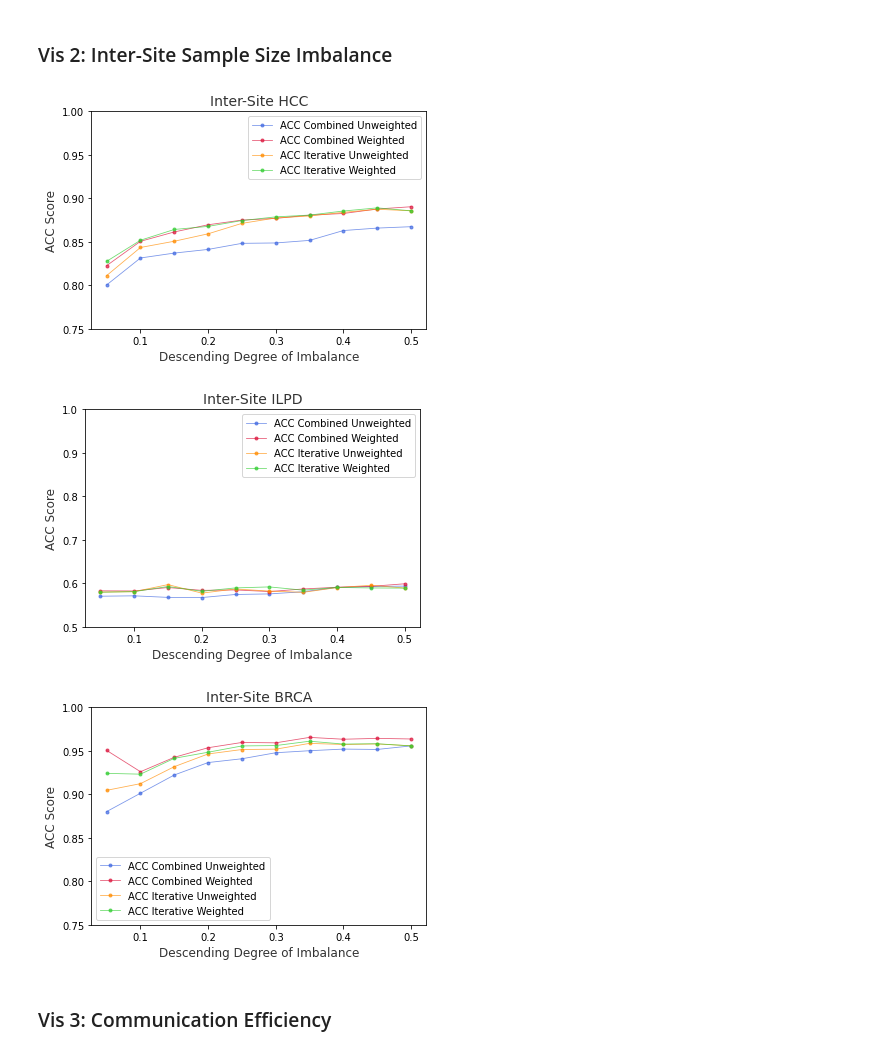
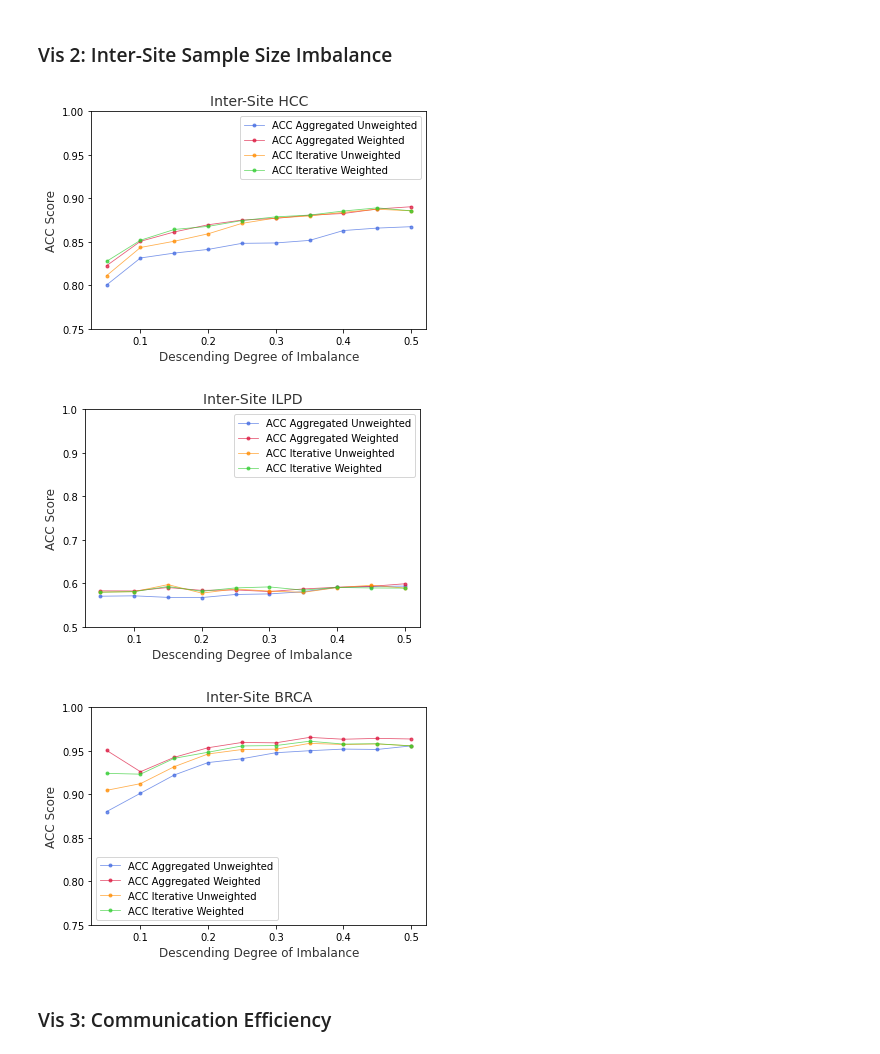
Before and after one commit to GregChen3072/MasterArbeit, a Jupyter notebook: src/visualization_acc.ipynb, the cells around one changed output. Saved outputs shown, nothing was run; the diff lists cells and outputs as text; code cells hidden in the pictures.

```diff
--- a/src/visualization_acc.ipynb
+++ b/src/visualization_acc.ipynb
@@ -231,36 +231,36 @@ df_2_3_w = pd.read_csv(path_2_3_w, index_col=False).groupby(['Degree Imbalance']
 df_2_2_u = df_2_2_u.rename(columns={"F-1 Score": "f_1_22u", "MCC Score": "mcc_22u", "AUC Score": "auc_22u", "ACC Score": "acc_22u", "Degree Imbalance": "imb"}).drop(columns=['s'])
 df_2_2_w = df_2_2_w.rename(columns={"F-1 Score": "f_1_22w", "MCC Score": "mcc_22w", "AUC Score": "auc_22w", "ACC Score": "acc_22w", "Degree Imbalance": "imb"}).drop(columns=['s'])
 df_2_3_u = df_2_3_u.rename(columns={"F-1 Score": "f_1_23u", "MCC Score": "mcc_23u", "AUC Score": "auc_23u", "ACC Score": "acc_23u", "Degree Imbalance": "imb"}).drop(columns=['s'])
 df_2_3_w = df_2_3_w.rename(columns={"F-1 Score": "f_1_23w", "MCC Score": "mcc_23w", "AUC Score": "auc_23w", "ACC Score": "acc_23w", "Degree Imbalance": "imb"}).drop(columns=['s'])
 
 df_2_x_x = df_2_2_u.join(df_2_2_w.set_index('imb'), on='imb').join(df_2_3_u.set_index('imb'), on='imb').join(df_2_3_w.set_index('imb'), on='imb')
 #pd.merge(df_2_2_u, df_2_2_w, on="Degree Imbalance", how='inner')
 
 # And plot it
 fig, ax = plt.subplots(1, 1, sharey=True) # , figsize=(6,5)
 # Plot mean estimate as a line
 # plt.plot('n_', 'ACC Score_mean', data = plot_1_2, linewidth=1, alpha=1, color="crimson", marker='o')
-plt.plot('imb', 'acc_22u', data = df_2_x_x, linewidth=0.8, alpha=0.7, label='ACC Combined Unweighted', color="royalblue", linestyle='-', marker='.')
-plt.plot('imb', 'acc_22w', data = df_2_x_x, linewidth=0.8, alpha=0.7, label='ACC Combined Weighted', color="crimson", linestyle='-', marker='.')
+plt.plot('imb', 'acc_22u', data = df_2_x_x, linewidth=0.8, alpha=0.7, label='ACC Aggregated Unweighted', color="royalblue", linestyle='-', marker='.')
+plt.plot('imb', 'acc_22w', data = df_2_x_x, linewidth=0.8, alpha=0.7, label='ACC Aggregated Weighted', color="crimson", linestyle='-', marker='.')
 plt.plot('imb', 'acc_23u', data = df_2_x_x, linewidth=0.8, alpha=0.7, label='ACC Iterative Unweighted', color="darkorange", linestyle='-', marker='.')
 plt.plot('imb', 'acc_23w', data = df_2_x_x, linewidth=0.8, alpha=0.7, label='ACC Iterative Weighted', color="limegreen", linestyle='-', marker='.')
 
 # plt.axhline(y=0.883067, color='grey', linestyle='--')
 
 plt.title(f"Inter-Site {path_HCC}", alpha=0.8, fontsize=14)
 plt.xlabel("Descending Degree of Imbalance", alpha=0.8, fontsize=12)
 plt.ylabel("ACC Score", alpha=0.8, fontsize=12)
 plt.ylim([0.75, 1])
 
 # plt.legend(loc = 'center left', bbox_to_anchor = (1, 0.5))
 plt.legend()
 
 # Save the figure to file
 fig.savefig(path_vis_local + "vis_inter_site_imbalance_HCC.png")
 fig.savefig(path_vis_iCloud + "vis_inter_site_imbalance_HCC.png")
 plt.show()
 # %% [output]
-[figure, old version]
+[figure, new version]
 # %%
 path_ILPD = 'ILPD' # Prepare data for inter-site sample size imbalance experiments
 
@@ -286,8 +286,8 @@ df_2_x_x = df_2_2_u.join(df_2_2_w.set_index('imb'), on='imb').join(df_2_3_u.set_
 fig, ax = plt.subplots(1, 1, sharey=True) # , figsize=(6,5)
 # Plot mean estimate as a line
 # plt.plot('n_', 'ACC Score_mean', data = plot_1_2, linewidth=1, alpha=1, color="crimson", marker='o')
-plt.plot('imb', 'acc_22u', data = df_2_x_x, linewidth=0.8, alpha=0.7, label='ACC Combined Unweighted', color="royalblue", linestyle='-', marker='.')
-plt.plot('imb', 'acc_22w', data = df_2_x_x, linewidth=0.8, alpha=0.7, label='ACC Combined Weighted', color="crimson", linestyle='-', marker='.')
+plt.plot('imb', 'acc_22u', data = df_2_x_x, linewidth=0.8, alpha=0.7, label='ACC Aggregated Unweighted', color="royalblue", linestyle='-', marker='.')
+plt.plot('imb', 'acc_22w', data = df_2_x_x, linewidth=0.8, alpha=0.7, label='ACC Aggregated Weighted', color="crimson", linestyle='-', marker='.')
 plt.plot('imb', 'acc_23u', data = df_2_x_x, linewidth=0.8, alpha=0.7, label='ACC Iterative Unweighted', color="darkorange", linestyle='-', marker='.')
 plt.plot('imb', 'acc_23w', data = df_2_x_x, linewidth=0.8, alpha=0.7, label='ACC Iterative Weighted', color="limegreen", linestyle='-', marker='.')
 
@@ -307,7 +307,7 @@ fig.savefig(path_vis_iCloud + "vis_inter_site_imbalance_ILPD.png")
 
 plt.show()
 # %% [output]
-[figure, old version]
+[figure, new version]
 # %%
 path_BRCA = 'BRCA' # Prepare data for inter-site sample size imbalance experiments
 
@@ -333,8 +333,8 @@ df_2_x_x = df_2_2_u.join(df_2_2_w.set_index('imb'), on='imb').join(df_2_3_u.set_
 fig, ax = plt.subplots(1, 1, sharey=True) # , figsize=(6,5)
 # Plot mean estimate as a line
 # plt.plot('n_', 'ACC Score_mean', data = plot_1_2, linewidth=1, alpha=1, color="crimson", marker='o')
-plt.plot('imb', 'acc_22u', data = df_2_x_x, linewidth=0.8, alpha=0.7, label='ACC Combined Unweighted', color="royalblue", linestyle='-', marker='.')
-plt.plot('imb', 'acc_22w', data = df_2_x_x, linewidth=0.8, alpha=0.7, label='ACC Combined Weighted', color="crimson", linestyle='-', marker='.')
+plt.plot('imb', 'acc_22u', data = df_2_x_x, linewidth=0.8, alpha=0.7, label='ACC Aggregated Unweighted', color="royalblue", linestyle='-', marker='.')
+plt.plot('imb', 'acc_22w', data = df_2_x_x, linewidth=0.8, alpha=0.7, label='ACC Aggregated Weighted', color="crimson", linestyle='-', marker='.')
 plt.plot('imb', 'acc_23u', data = df_2_x_x, linewidth=0.8, alpha=0.7, label='ACC Iterative Unweighted', color="darkorange", linestyle='-', marker='.')
 plt.plot('imb', 'acc_23w', data = df_2_x_x, linewidth=0.8, alpha=0.7, label='ACC Iterative Weighted', color="limegreen", linestyle='-', marker='.')
 
@@ -354,7 +354,7 @@ fig.savefig(path_vis_iCloud + "vis_inter_site_imbalance_BRCA.png")
 
 plt.show()
 # %% [output]
-[figure, old version]
+[figure, new version]
 # %% [markdown]
 ### Vis 3: Communication Efficiency
 # %% [markdown]
```
Also changed, not shown: 3 other files.
